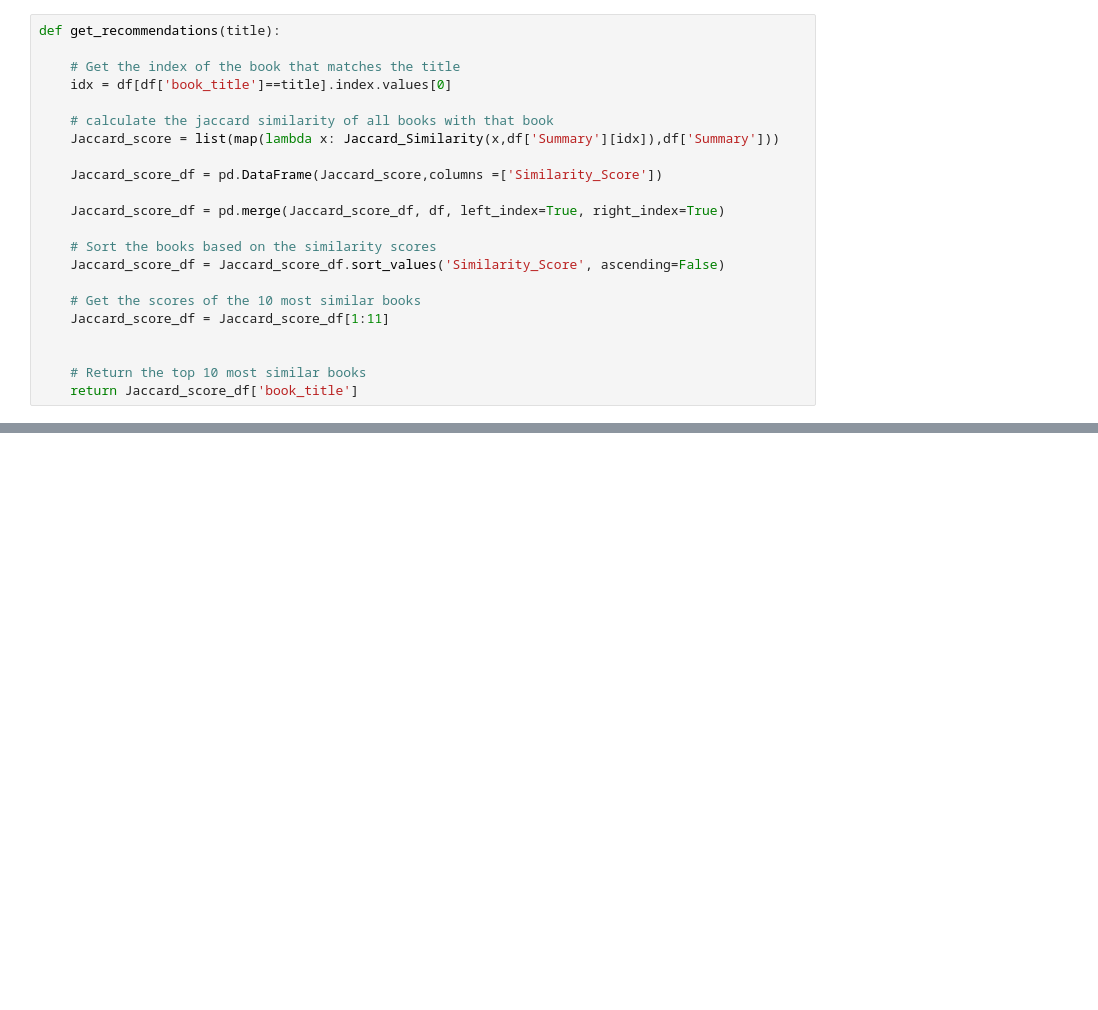
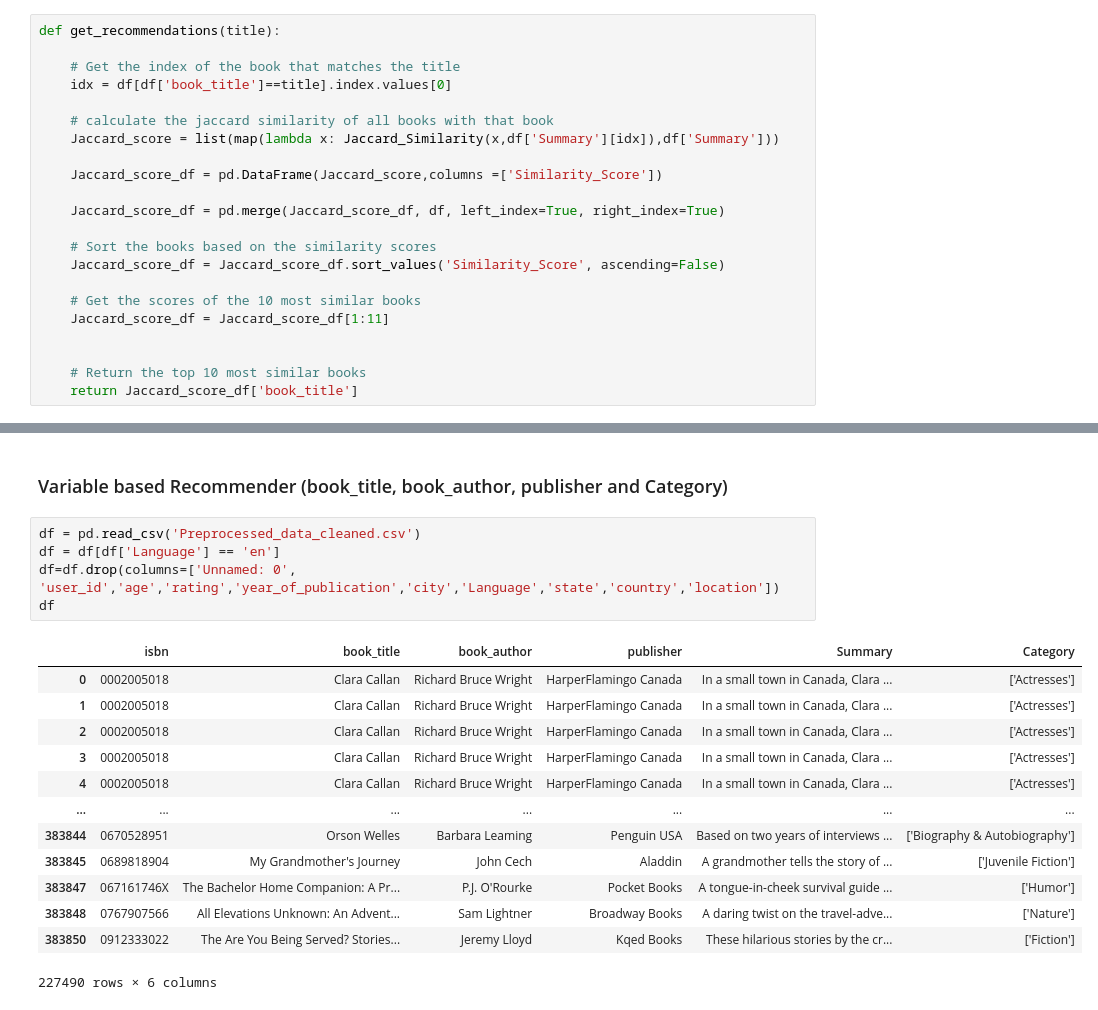
Before and after one commit to marinaepitropaki/BookRecommendationSystem, a Jupyter notebook: BookRecommendationSystem.ipynb, the cells around one changed output, grey strips where cells are left out. Cells and saved outputs as stored; diff of their text form; blank space fills up the shorter version.

Commit message:
Merge content based and plot recommender

```diff
--- a/BookRecommendationSystem.ipynb
+++ b/BookRecommendationSystem.ipynb
@@ -159 +174,22 @@ get_recommendations("Decision in Normandy")
 Name: book_title, dtype: object
+# %% [markdown]
+### Variable based Recommender (book_title, book_author, publisher and Category)
+# %%
+df = pd.read_csv('Preprocessed_data_cleaned.csv')
+df = df[df['Language'] == 'en']
+df=df.drop(columns=['Unnamed: 0', 'user_id','age','rating','year_of_publication','city','Language','state','country','location'])
+df
+# %% [output]
+|  | isbn | book_title | book_author | publisher | Summary | Category |
+| 0 | 0002005018 | Clara Callan | Richard Bruce Wright | HarperFlamingo Canada | In a small town in Canada, Clara ... | ['Actresses'] |
+| 1 | 0002005018 | Clara Callan | Richard Bruce Wright | HarperFlamingo Canada | In a small town in Canada, Clara ... | ['Actresses'] |
+| 2 | 0002005018 | Clara Callan | Richard Bruce Wright | HarperFlamingo Canada | In a small town in Canada, Clara ... | ['Actresses'] |
+| 3 | 0002005018 | Clara Callan | Richard Bruce Wright | HarperFlamingo Canada | In a small town in Canada, Clara ... | ['Actresses'] |
+| 4 | 0002005018 | Clara Callan | Richard Bruce Wright | HarperFlamingo Canada | In a small town in Canada, Clara ... | ['Actresses'] |
+| ... | ... | ... | ... | ... | ... | ... |
+| 383844 | 0670528951 | Orson Welles | Barbara Leaming | Penguin USA | Based on two years of interviews ... | ['Biography & Autobiography'] |
+| 383845 | 0689818904 | My Grandmother's Journey | John Cech | Aladdin | A grandmother tells the story of ... | ['Juvenile Fiction'] |
+| 383847 | 067161746X | The Bachelor Home Companion: A Pr... | P.J. O'Rourke | Pocket Books | A tongue-in-cheek survival guide ... | ['Humor'] |
+| 383848 | 0767907566 | All Elevations Unknown: An Advent... | Sam Lightner | Broadway Books | A daring twist on the travel-adve... | ['Nature'] |
+| 383850 | 0912333022 | The Are You Being Served? Stories... | Jeremy Lloyd | Kqed Books | These hilarious stories by the cr... | ['Fiction'] |
+227490 rows × 6 columns
```
Also changed, not shown: parts of 16 cells of this notebook.
